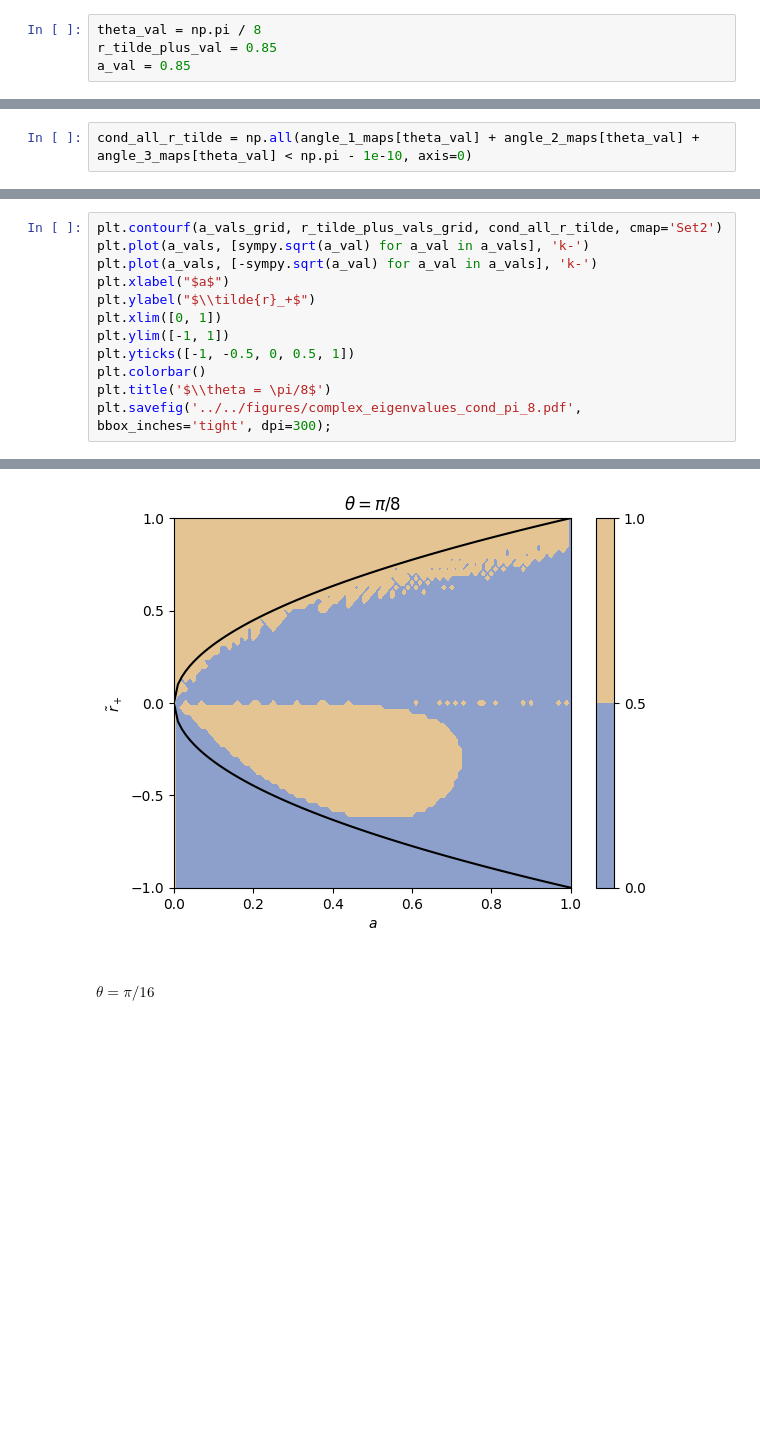
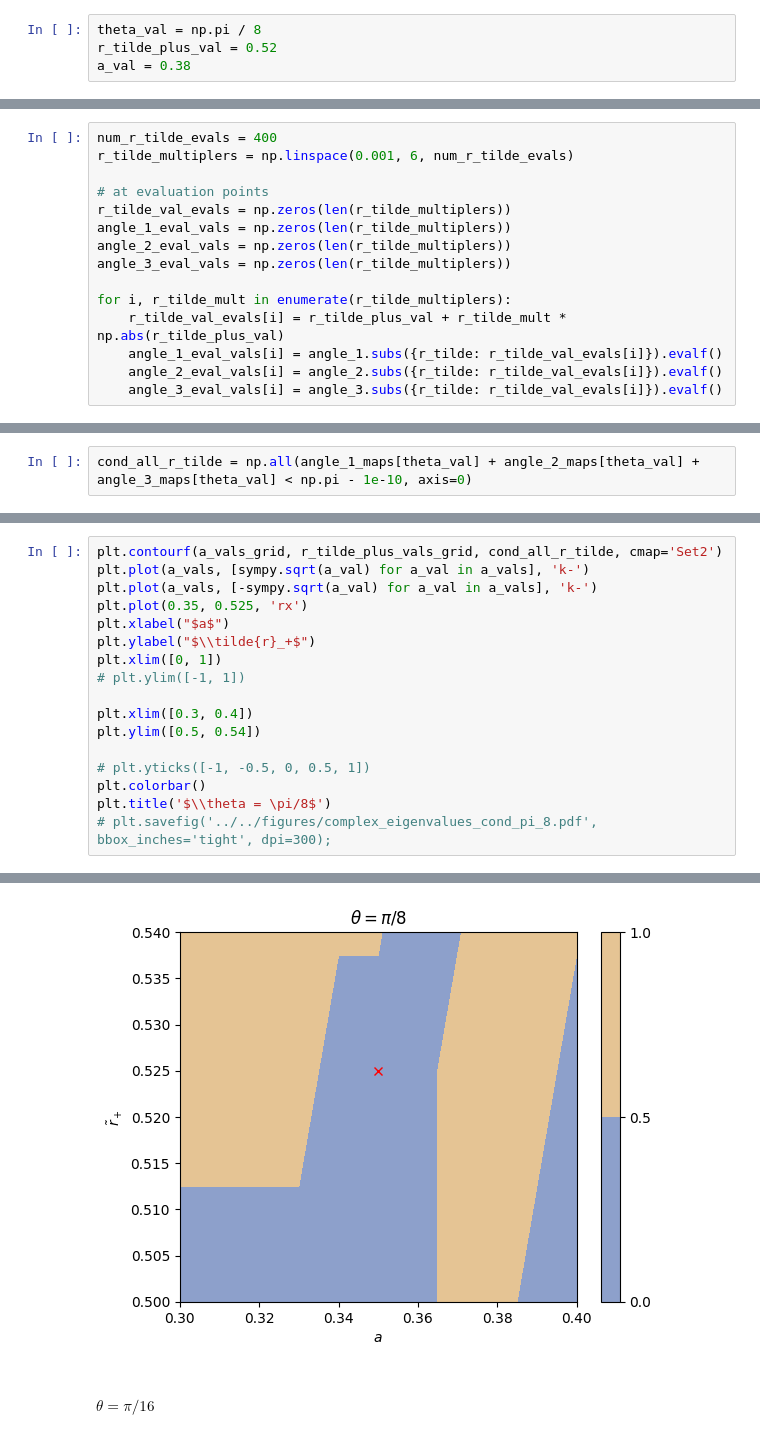
Before and after one commit to jchryssanthacopoulos/complex_spacetime_metrics, a Jupyter notebook: notebooks/complex_eigenvalues/ads4_charged_rotating_bh.ipynb, the cells around one changed output, grey strips where cells are left out. Cells and saved outputs as stored; diff of their text form; blank space fills up the shorter version.

Commit message:
Expand on complex eigenvalue analysis

```diff
--- a/notebooks/complex_eigenvalues/ads4_charged_rotating_bh.ipynb
+++ b/notebooks/complex_eigenvalues/ads4_charged_rotating_bh.ipynb
@@ -243,8 +243,8 @@ def cond_sym(theta_val, r_tilde_plus_val, a_val, thres=0):
     return angle_1, angle_2, angle_3
 # %%
 theta_val = np.pi / 8
-r_tilde_plus_val = 0.85
-a_val = 0.85
+r_tilde_plus_val = 0.52
+a_val = 0.38
 # %%
 angle_1, angle_2, angle_3 = cond_sym(theta_val, r_tilde_plus_val, a_val)
 # %%
@@ -323,3 +324,18 @@ for i, r_tilde_val in enumerate(r_tilde_vals):
     angle_1_vals[i] = angle_1.subs({r_tilde: r_tilde_val}).evalf()
     angle_2_vals[i] = angle_2.subs({r_tilde: r_tilde_val}).evalf()
     angle_3_vals[i] = angle_3.subs({r_tilde: r_tilde_val}).evalf()
+# %%
+num_r_tilde_evals = 400
+r_tilde_multiplers = np.linspace(0.001, 6, num_r_tilde_evals)
+
+# at evaluation points
+r_tilde_val_evals = np.zeros(len(r_tilde_multiplers))
+angle_1_eval_vals = np.zeros(len(r_tilde_multiplers))
+angle_2_eval_vals = np.zeros(len(r_tilde_multiplers))
+angle_3_eval_vals = np.zeros(len(r_tilde_multiplers))
+
+for i, r_tilde_mult in enumerate(r_tilde_multiplers):
+    r_tilde_val_evals[i] = r_tilde_plus_val + r_tilde_mult * np.abs(r_tilde_plus_val)
+    angle_1_eval_vals[i] = angle_1.subs({r_tilde: r_tilde_val_evals[i]}).evalf()
+    angle_2_eval_vals[i] = angle_2.subs({r_tilde: r_tilde_val_evals[i]}).evalf()
+    angle_3_eval_vals[i] = angle_3.subs({r_tilde: r_tilde_val_evals[i]}).evalf()
@@ -646,12 +691,17 @@ cond_all_r_tilde = np.all(angle_1_maps[theta_val] + angle_2_maps[theta_val] + an
 plt.contourf(a_vals_grid, r_tilde_plus_vals_grid, cond_all_r_tilde, cmap='Set2')
 plt.plot(a_vals, [sympy.sqrt(a_val) for a_val in a_vals], 'k-')
 plt.plot(a_vals, [-sympy.sqrt(a_val) for a_val in a_vals], 'k-')
+plt.plot(0.35, 0.525, 'rx')
 plt.xlabel("$a$")
 plt.ylabel("$\\tilde{r}_+$")
 plt.xlim([0, 1])
-plt.ylim([-1, 1])
-plt.yticks([-1, -0.5, 0, 0.5, 1])
+# plt.ylim([-1, 1])
+
+plt.xlim([0.3, 0.4])
+plt.ylim([0.5, 0.54])
+
+# plt.yticks([-1, -0.5, 0, 0.5, 1])
 plt.colorbar()
 plt.title('$\\theta = \pi/8$')
-plt.savefig('../../figures/complex_eigenvalues_cond_pi_8.pdf', bbox_inches='tight', dpi=300);
+# plt.savefig('../../figures/complex_eigenvalues_cond_pi_8.pdf', bbox_inches='tight', dpi=300);
 # %% [output]
@@ -658,4 +709,4 @@ plt.savefig('../../figures/complex_eigenvalues_cond_pi_8.pdf', bbox_inches='tigh
-[figure, old version]
+[figure, new version]
 # %% [markdown]
 #### $\theta = \pi/16$
 # %%
```
Also changed, not shown: parts of 12 cells of this notebook.
